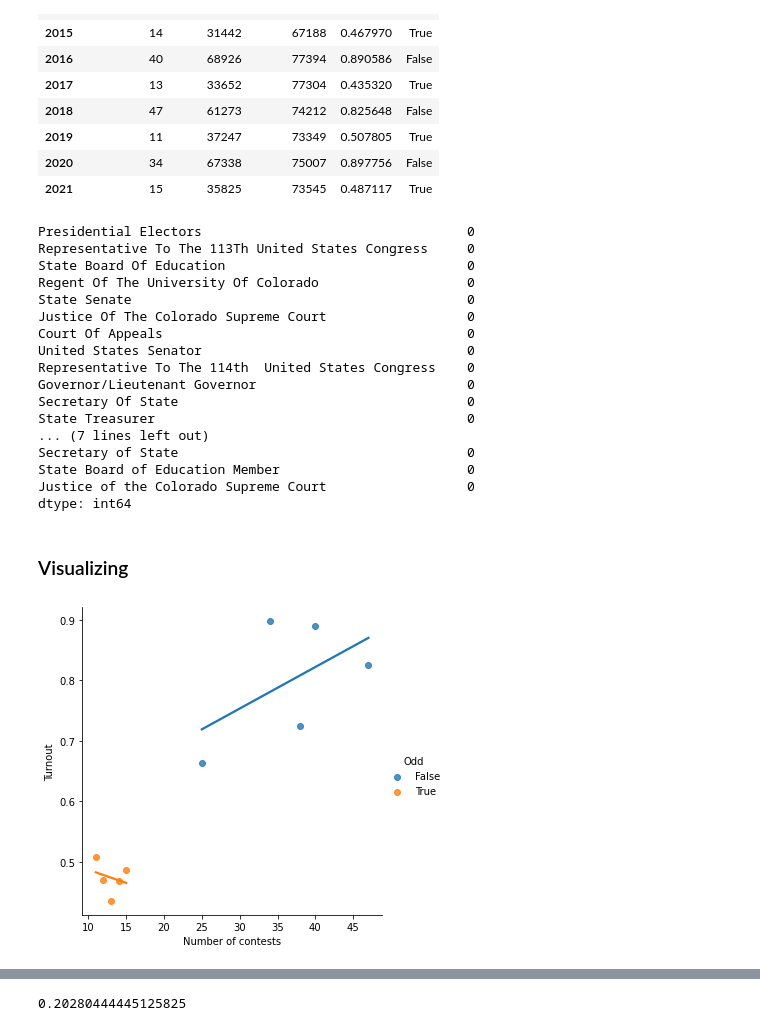
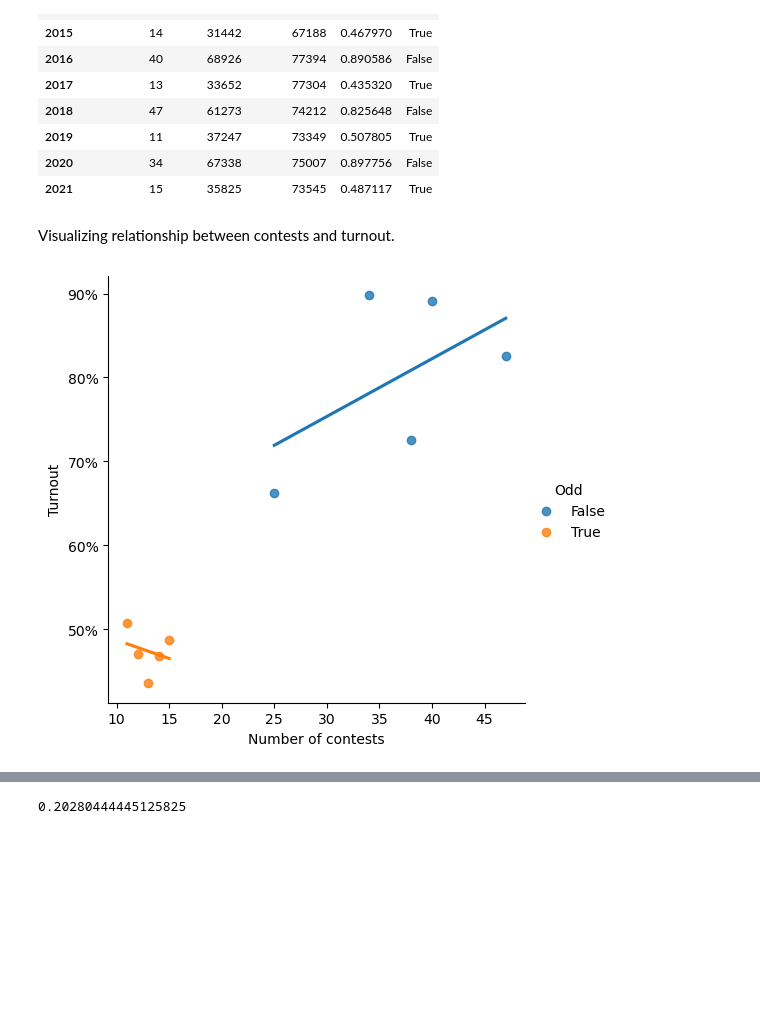
Before and after one commit to brianckeegan/boulderpolitics, a Jupyter notebook: Part 03 - Ballot position/Ballot_position.ipynb, the cells around one changed output, grey strips where cells are left out. Cells and saved outputs as stored; diff of their text form; code cells hidden in the pictures; blank space fills up the shorter version.

```diff
--- a/Part 03 - Ballot position/Ballot_position.ipynb
+++ b/Part 03 - Ballot position/Ballot_position.ipynb
@@ -157,10 +164,17 @@ cob_sov_pos_df[cob_sov_pos_df['Contest Name'].isin()]
 # %%
+# Calculate number of contests by year
 _df1 = cob_sov_pos_df.groupby('Year').agg({'Contest Name':'nunique'})
-_df2 = cob_sov_pos_df.groupby(['Year','Contest Name','Choice Name']).agg({'Total Ballots':'sum','Active Voters':'sum'}).groupby(level=[0]).max()
 
+# Calculate turnout values by year
+_df2 = cob_sov_pos_df.groupby(['Year','Contest Name','Choice Name']).agg(
+    {'Total Ballots':'sum','Active Voters':'sum'}
+).groupby(level=[0]).max()
+
+# Join together
 election_stats = pd.concat([_df1,_df2],axis=1)
 election_stats['Turnout'] = election_stats['Total Ballots'] / election_stats['Active Voters']
 
+# Identify odd/even year elections
 election_stats['Odd'] = election_stats.index % 2
 election_stats['Odd'] = election_stats['Odd'].apply(bool)
 
@@ -178,53 +192,20 @@ election_stats
 | 2019 | 11 | 37247 | 73349 | 0.507805 | True |
 | 2020 | 34 | 67338 | 75007 | 0.897756 | False |
 | 2021 | 15 | 35825 | 73545 | 0.487117 | True |
-# %%
-unique_contests = cob_sov_pos_df['Contest Name'].str.split(' - ').str.get(0).str.strip().unique()
-exclude_criteria = ['amendment','ballot issue','ballot question','proposition','county','regional','district','council candidates']
-
-surviving_contests = {}
-for c in unique_contests:
-    surviving_contests[c] = {}
-    for e in exclude_criteria:
-        if e in c.lower():
-            surviving_contests[c][e] = 1
-        else:
-            surviving_contests[c][e] = 0
-
-surviving_s = pd.DataFrame(surviving_contests).sum()
-surviving_s[surviving_s == 0]
-# %% [output]
-Presidential Electors                                  0
-Representative To The 113Th United States Congress     0
-State Board Of Education                               0
-Regent Of The University Of Colorado                   0
-State Senate                                           0
-Justice Of The Colorado Supreme Court                  0
-Court Of Appeals                                       0
-United States Senator                                  0
-Representative To The 114th  United States Congress    0
-Governor/Lieutenant Governor                           0
-Secretary Of State                                     0
-State Treasurer                                        0
-... (7 lines left out)
-Secretary of State                                     0
-State Board of Education Member                        0
-Justice of the Colorado Supreme Court                  0
-dtype: int64
 # %% [markdown]
-### Visualizing
+Visualizing relationship between contests and turnout.
 # %%
 sb.lmplot(
     data = election_stats,
     x = 'Contest Name',
     y = 'Turnout',
     hue = 'Odd',
     ci = 0
-#     line_kws = {'color':'r','alpha':.5}
 )
 
 plt.xlabel('Number of contests')
+plt.gca().yaxis.set_major_formatter(mtick.PercentFormatter(1))
 
 plt.savefig('turnout_by_contest_number.png',facecolor='white')
 # %% [output]
-[figure, old version]
+[figure, new version]
```
Also changed, not shown: parts of 42 cells of this notebook, 4 other files.
